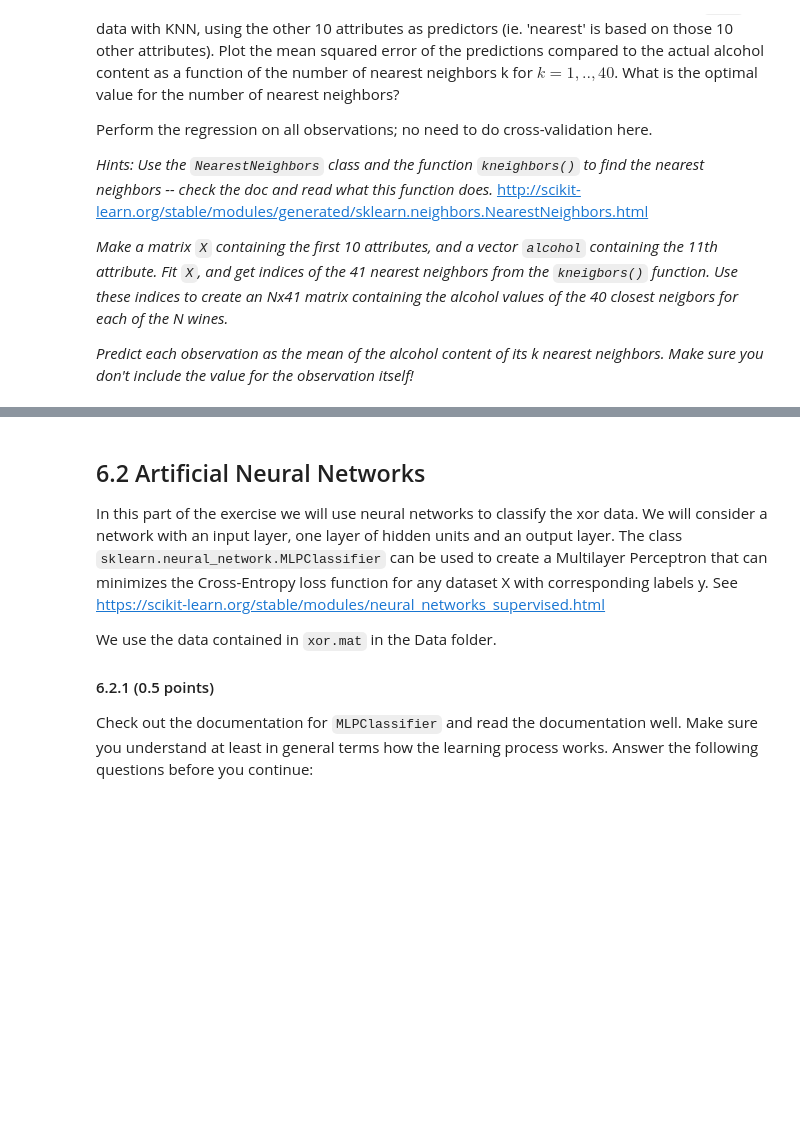
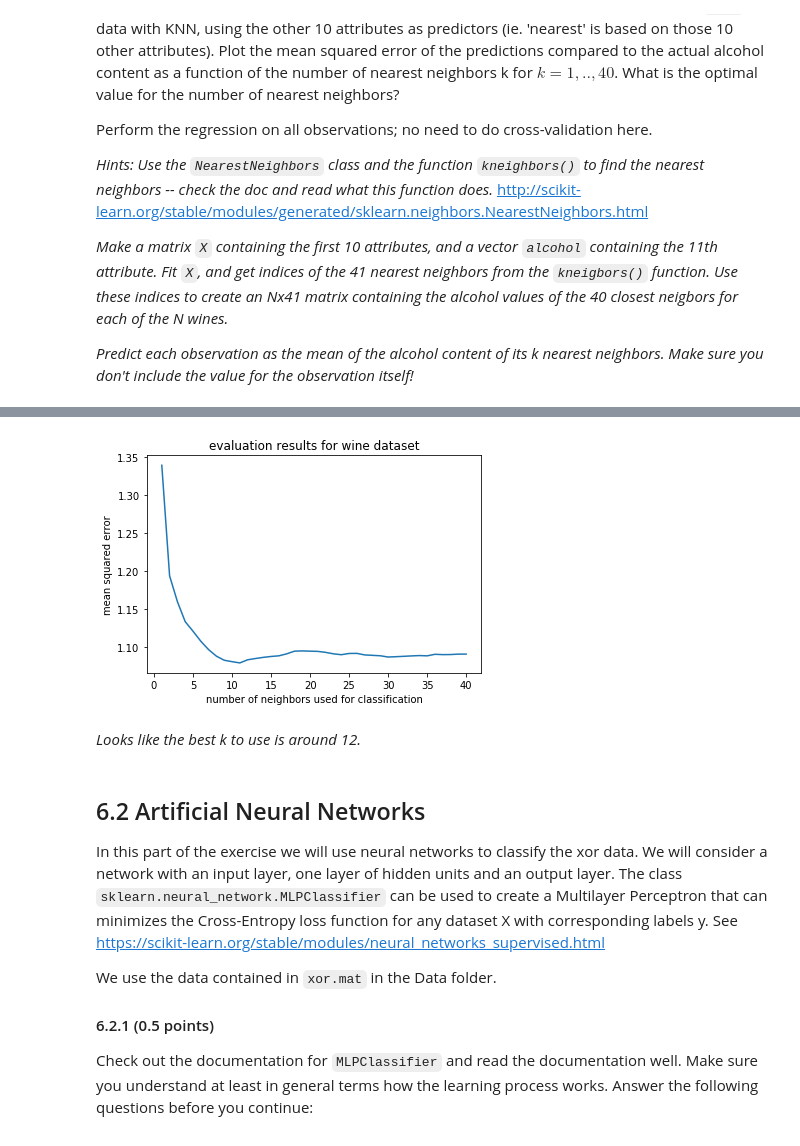
Before and after one commit to gabrielraya/Data-Mining, a Jupyter notebook: Assignment_6/Assignment_6.ipynb, the cells around one changed output, grey strips where cells are left out. Drawn from its saved outputs; the diff is of its cells as text; code cells hidden in the pictures; blank space fills up the shorter version.

Commit message:
6: run regression on wine data (6.1.3)

```diff
--- a/Assignment_6/Assignment_6.ipynb
+++ b/Assignment_6/Assignment_6.ipynb
@@ -197,0 +215,3 @@ http://scikit-learn.org/stable/modules/generated/sklearn.neighbors.NearestNeighb
+# %%
+wine_data = wine.iloc[:, :10].to_numpy()
+print(f'wine data: {wine_data.shape}, {wine_data.dtype}')
@@ -197,0 +220,3 @@ http://scikit-learn.org/stable/modules/generated/sklearn.neighbors.NearestNeighb
+# %%
+wine_targets = wine.iloc[:, 10].to_numpy()
+print(f'wine targets: {wine_targets.shape}, {wine_targets.dtype}')
@@ -197,0 +225,12 @@ http://scikit-learn.org/stable/modules/generated/sklearn.neighbors.NearestNeighb
+# %%
+def knn_regression_mse(data, targets, k):
+    nearest = NearestNeighbors(k + 1) # we will be later exlucding one point
+    nearest.fit(data)
+    neighbor_ids = nearest.kneighbors(data, return_distance=False)
+    neighbor_ids = neighbor_ids[:, 1:] # exclude the point itself from each set of ids
+    predictions = np.mean(targets[neighbor_ids], axis=1)
+    return np.mean(np.square(predictions - targets))
+# %%
+mses = []
+for k in trange(1, 41):
+    mses.append(knn_regression_mse(wine_data, wine_targets, k))
@@ -198,3 +239,13 @@ http://scikit-learn.org/stable/modules/generated/sklearn.neighbors.NearestNeighb
+# %%
+plt.title('evaluation results for wine dataset')
+plt.plot(np.arange(1, 41), mses)
+plt.xlabel('number of neighbors used for classification')
+plt.ylabel('mean squared error')
+plt.show()
+# %% [output]
+[figure, added]
+# %% [markdown]
+_Looks like the best k to use is around 12._
 # %% [markdown]
 ## 6.2 Artificial Neural Networks
 
```
Also changed, not shown: parts of 6 cells of this notebook.
